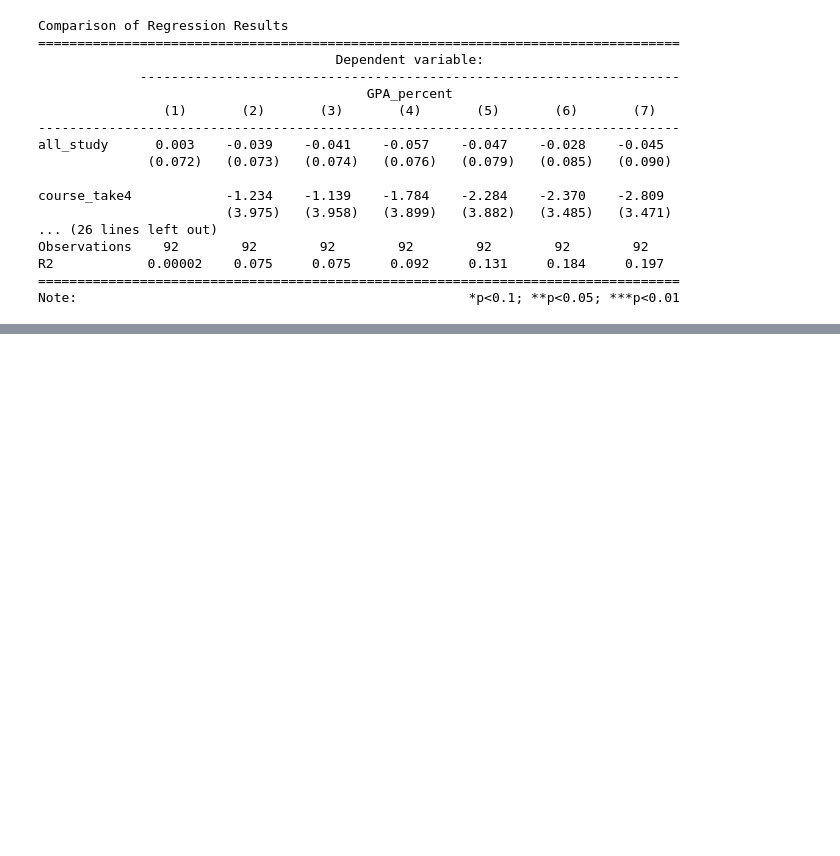
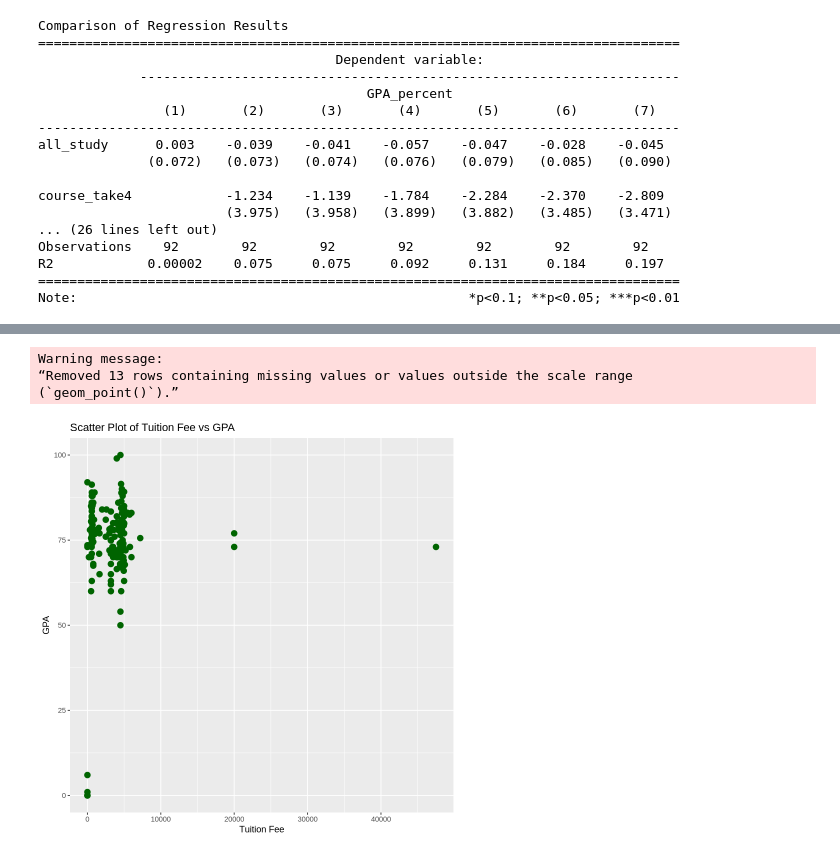
Before and after one commit to Speculatorrr/ECON326-Tuition-on-GPA-Regression, a Jupyter notebook: project.ipynb, the cells around one changed output, grey strips where cells are left out. Drawn from its saved outputs; the diff is of its cells as text; code cells hidden in the pictures; blank space fills up the shorter version.

```diff
--- a/project.ipynb
+++ b/project.ipynb
@@ -230,0 +287,11 @@ Note:                                                  *p<0.1; **p<0.05; ***p<0.
+# %%
+ggplot(df_, aes(x = tuition, y = GPA_percent)) +
+  geom_point(color = "darkgreen", size = 3) +
+  ggtitle("Scatter Plot of Tuition Fee vs GPA") +
+  xlab("Tuition Fee") +
+  ylab("GPA")
+# %% [output]
+Warning message:
+“Removed 13 rows containing missing values or values outside the scale range
+(`geom_point()`).”
+[figure, added]
```
Also changed, not shown: parts of 7 cells of this notebook.
